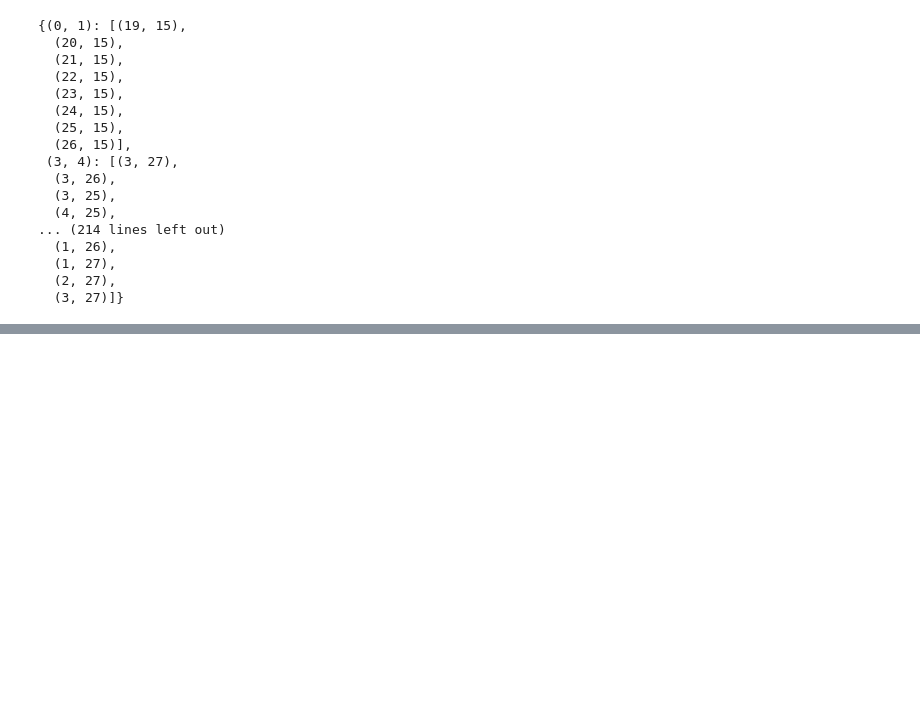
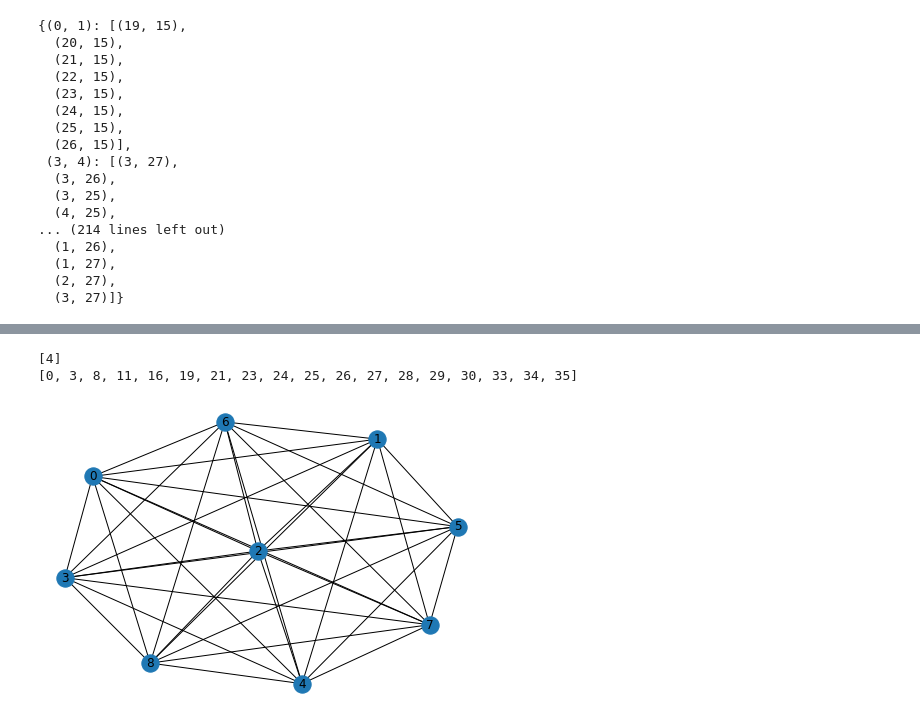
Before and after one commit to pe-hy/py-vgdl, a Jupyter notebook: custom/Untitled.ipynb, the cells around one changed output, grey strips where cells are left out. Cells and saved outputs as stored; diff of their text form; code cells hidden in the pictures; blank space fills up the shorter version.

Commit message:
create fully connected graph of rooms and corridors

```diff
--- a/custom/Untitled.ipynb
+++ b/custom/Untitled.ipynb
@@ -196,6 +257,7 @@ for pair,_ in sorted_pairs:
     paths[pair]=path
     for y,x in path:
         G.nodes[(y,x)]['taken']=True
+    G = set_weight_edges(G,get_path_border(path),100)
     G=set_weights(G,path,50)
 # %%
 paths
@@ -257,0 +343,44 @@ get_room_subgraph(G,(1,1,2,2),1)
+# %%
+import itertools
+import networkx as nx
+
+# 1
+room_G = nx.Graph()
+for i, room in enumerate(chosen_rooms):
+    room_G.add_node(i, room=room)
+# 2
+for corridor_key, corridor_points in paths_lst:
+    start_room_index = corridor_key[0]
+    end_room_index = corridor_key[1]
+    # 3
+    corridor_points = set(corridor_points)
+    # 4, 5, 6
+    start_room_points = set(transformed_points[start_room_index])
+    end_room_points = set(transformed_points[end_room_index])
+    corridor_points -= start_room_points
+    corridor_points -= end_room_points
+
+    # 7
+    crossed_corridors = []
+    crossed_rooms = []
+    for i, room in enumerate(transformed_points):
+        room_points = set(room)
+        if checkIntersection(room_points, corridor_points):
+            crossed_rooms.append(i)
+
+    for j, path in enumerate(paths_lst):
+        path_points = set(path[1])
+        if checkIntersection(path_points, corridor_points):
+            crossed_corridors.append(j)
+
+    room_G.add_edge(start_room_index, end_room_index,corridor_key=corridor_key, crossed_corridors=crossed_corridors, crossed_rooms=crossed_rooms)
+print(crossed_rooms)
+print(crossed_corridors)
+# %% [output]
+[4]
+[0, 3, 8, 11, 16, 19, 21, 23, 24, 25, 26, 27, 28, 29, 30, 33, 34, 35]
+# %%
+nx.draw(room_G, with_labels=True)
+edgs=room_G.edges(data=True)
+# %% [output]
+[figure, added]
```
Also changed, not shown: parts of 10 cells of this notebook.
